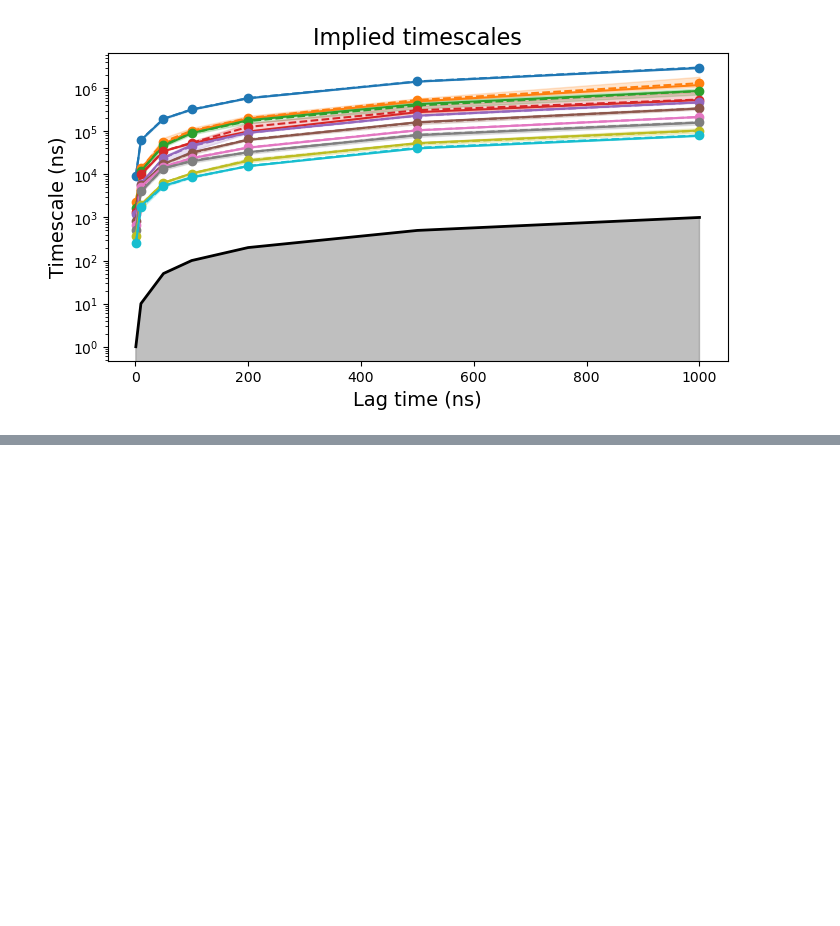
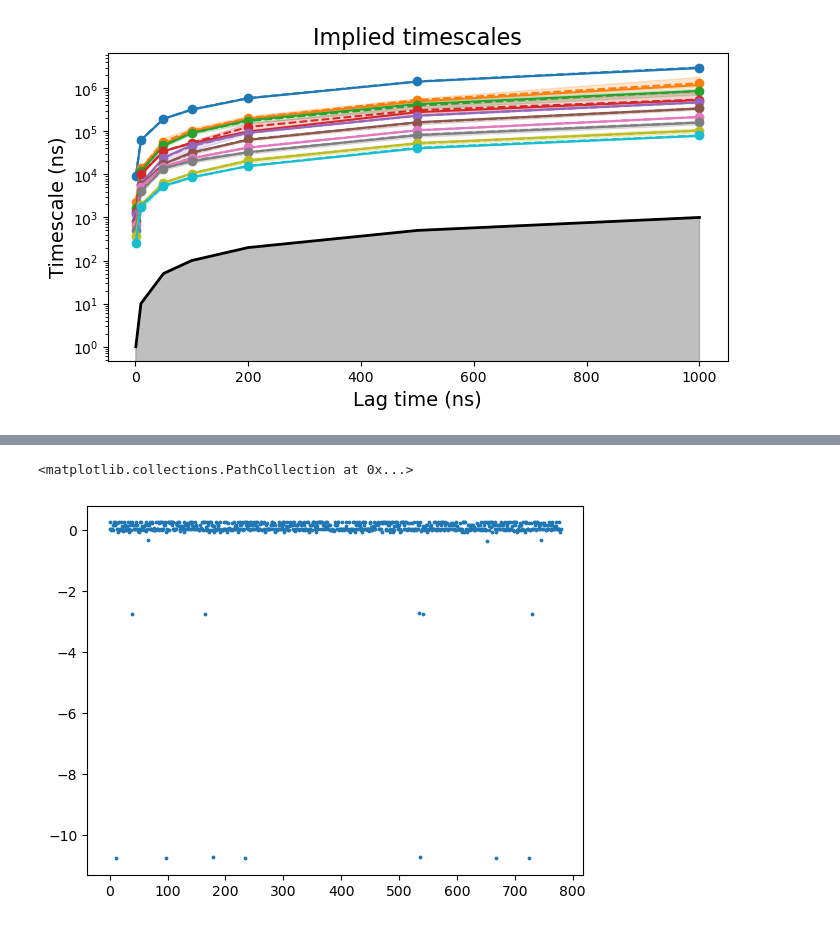
Before and after one commit to meyresearch/kinase_analysis, a Jupyter notebook: validate_model.ipynb, the cells around one changed output, grey strips where cells are left out. Cells and saved outputs as stored; diff of their text form; code cells hidden in the pictures; blank space fills up the shorter version.

```diff
--- a/validate_model.ipynb
+++ b/validate_model.ipynb
@@ -231,0 +306,5 @@ for traj_name, ind in trajs_frames.items():
+# %%
+plt.scatter(list(range(len(eigenvec_3))),eigenvec_3, s=3)
+# %% [output]
+<matplotlib.collections.PathCollection at 0x...>
+[figure, added]
```
Also changed, not shown: parts of 37 cells of this notebook.
